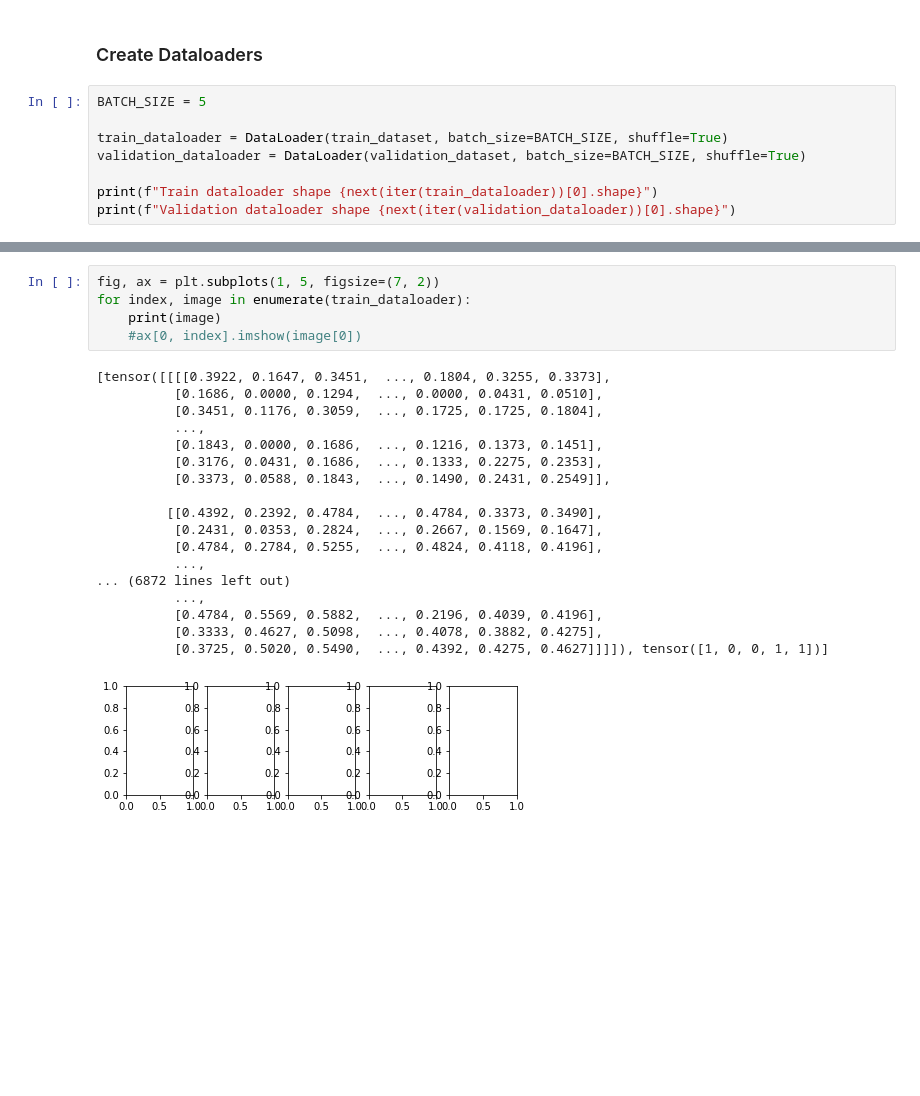
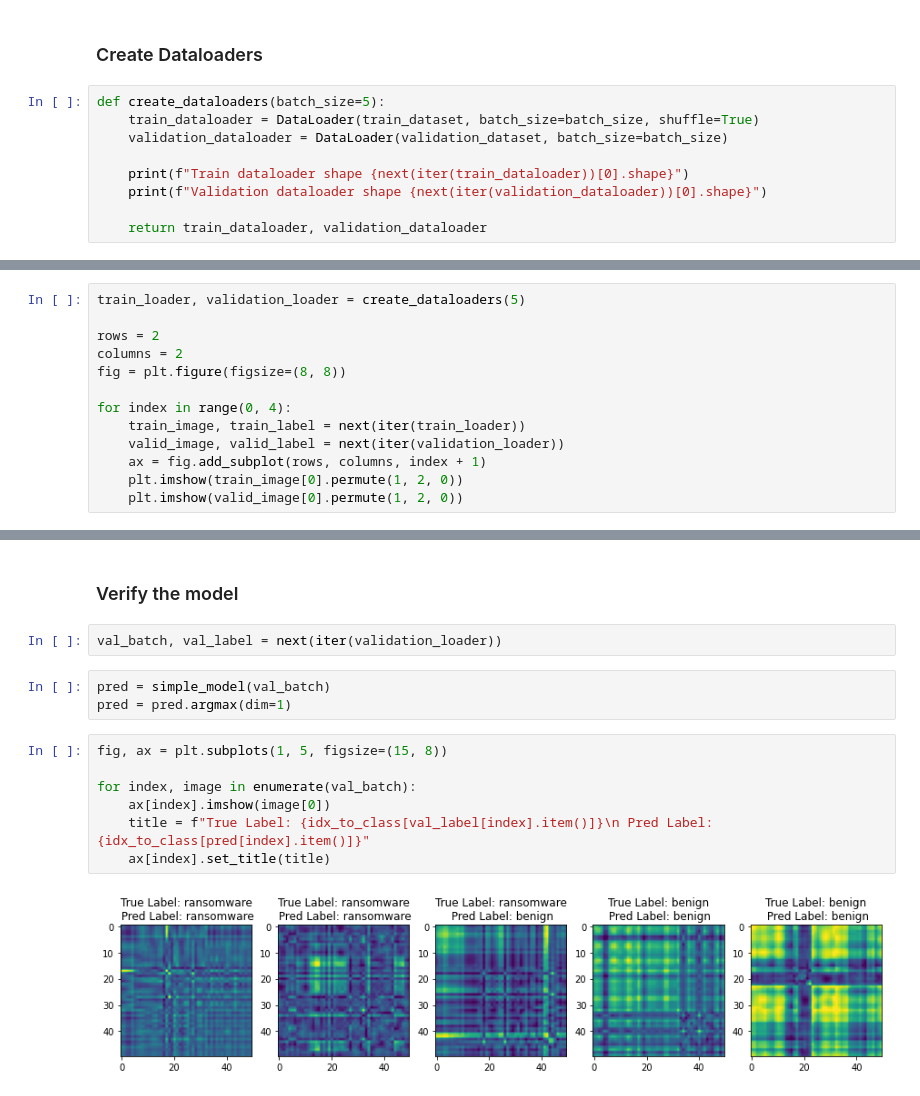
Before and after one commit to olihofmann/cas-aml, a Jupyter notebook: crypto-ransomware-detection/create-cnn-model.ipynb, the cells around one changed output, grey strips where cells are left out. Saved outputs shown, nothing was run; the diff lists cells and outputs as text; blank space fills up the shorter version.

Commit message:
Simple network created

```diff
--- a/crypto-ransomware-detection/create-cnn-model.ipynb
+++ b/crypto-ransomware-detection/create-cnn-model.ipynb
@@ -99,10 +102,11 @@ Label of the image: ransomware
 # %% [markdown]
 ### Create Dataloaders
 # %%
-BATCH_SIZE = 5
+def create_dataloaders(batch_size=5):
+    train_dataloader = DataLoader(train_dataset, batch_size=batch_size, shuffle=True)
+    validation_dataloader = DataLoader(validation_dataset, batch_size=batch_size)
 
-train_dataloader = DataLoader(train_dataset, batch_size=BATCH_SIZE, shuffle=True)
-validation_dataloader = DataLoader(validation_dataset, batch_size=BATCH_SIZE, shuffle=True)
+    print(f"Train dataloader shape {next(iter(train_dataloader))[0].shape}")
+    print(f"Validation dataloader shape {next(iter(validation_dataloader))[0].shape}")
 
-print(f"Train dataloader shape {next(iter(train_dataloader))[0].shape}")
-print(f"Validation dataloader shape {next(iter(validation_dataloader))[0].shape}")
+    return train_dataloader, validation_dataloader
@@ -111,0 +113,13 @@ Validation dataloader shape torch.Size([5, 3, 50, 50])
+# %%
+train_loader, validation_loader = create_dataloaders(5)
+
+rows = 2
+columns = 2
+fig = plt.figure(figsize=(8, 8))
+
+for index in range(0, 4):
+    train_image, train_label = next(iter(train_loader))
+    valid_image, valid_label = next(iter(validation_loader))
+    ax = fig.add_subplot(rows, columns, index + 1)
+    plt.imshow(train_image[0].permute(1, 2, 0))
+    plt.imshow(valid_image[0].permute(1, 2, 0))
@@ -112,24 +196,16 @@ Validation dataloader shape torch.Size([5, 3, 50, 50])
+# %% [markdown]
+### Verify the model
+# %%
+val_batch, val_label = next(iter(validation_loader))
+# %%
+pred = simple_model(val_batch)
+pred = pred.argmax(dim=1)
 # %%
-fig, ax = plt.subplots(1, 5, figsize=(7, 2))
-for index, image in enumerate(train_dataloader):
-    print(image)
-    #ax[0, index].imshow(image[0])
+fig, ax = plt.subplots(1, 5, figsize=(15, 8))
+
+for index, image in enumerate(val_batch):
+    ax[index].imshow(image[0])
+    title = f"True Label: {idx_to_class[val_label[index].item()]}\n Pred Label: {idx_to_class[pred[index].item()]}"
+    ax[index].set_title(title)
 # %% [output]
-[tensor([[[[0.3922, 0.1647, 0.3451,  ..., 0.1804, 0.3255, 0.3373],
-          [0.1686, 0.0000, 0.1294,  ..., 0.0000, 0.0431, 0.0510],
-          [0.3451, 0.1176, 0.3059,  ..., 0.1725, 0.1725, 0.1804],
-          ...,
-          [0.1843, 0.0000, 0.1686,  ..., 0.1216, 0.1373, 0.1451],
-          [0.3176, 0.0431, 0.1686,  ..., 0.1333, 0.2275, 0.2353],
-          [0.3373, 0.0588, 0.1843,  ..., 0.1490, 0.2431, 0.2549]],
-
-         [[0.4392, 0.2392, 0.4784,  ..., 0.4784, 0.3373, 0.3490],
-          [0.2431, 0.0353, 0.2824,  ..., 0.2667, 0.1569, 0.1647],
-          [0.4784, 0.2784, 0.5255,  ..., 0.4824, 0.4118, 0.4196],
-          ...,
-... (6872 lines left out)
-          ...,
-          [0.4784, 0.5569, 0.5882,  ..., 0.2196, 0.4039, 0.4196],
-          [0.3333, 0.4627, 0.5098,  ..., 0.4078, 0.3882, 0.4275],
-          [0.3725, 0.5020, 0.5490,  ..., 0.4392, 0.4275, 0.4627]]]]), tensor([1, 0, 0, 1, 1])]
-[figure, old version]
+[figure, new version]
```
Also changed, not shown: parts of 10 cells of this notebook.
